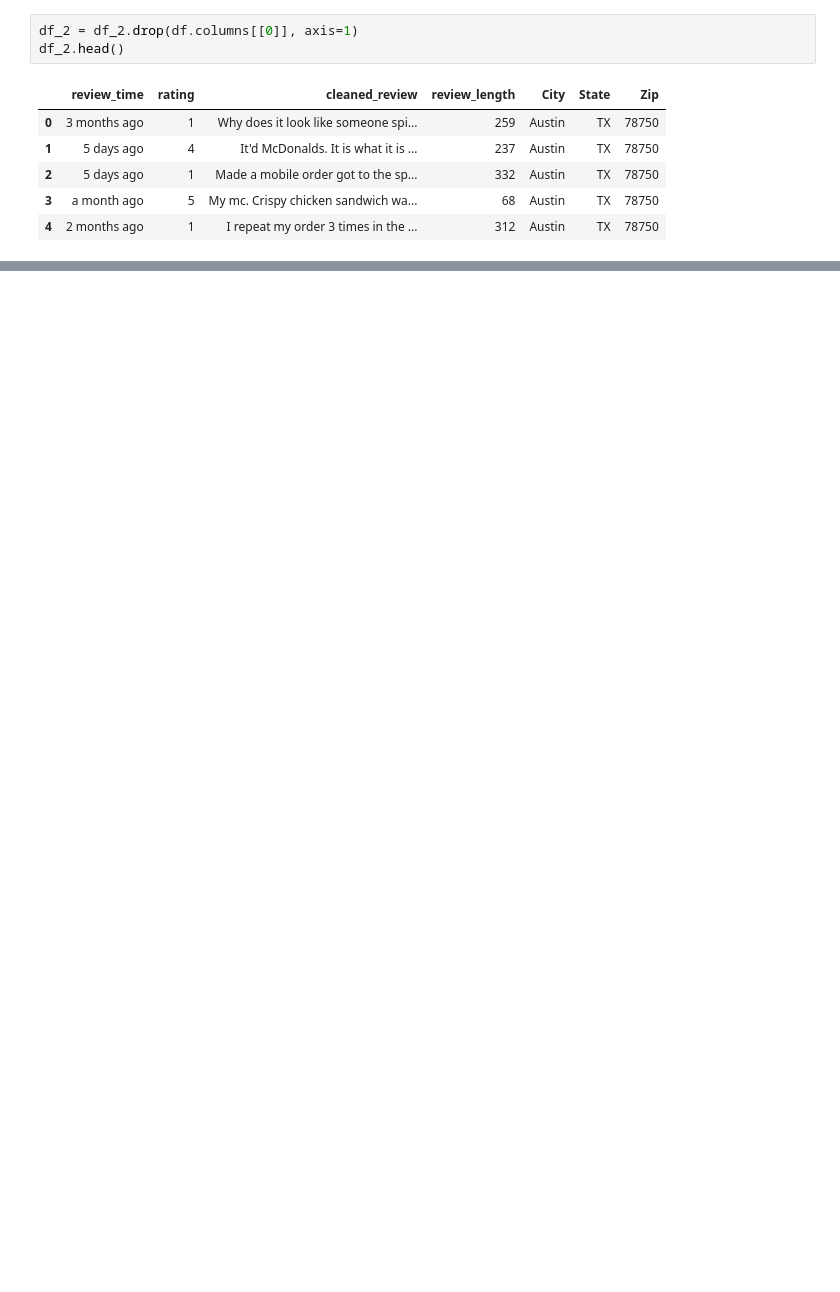
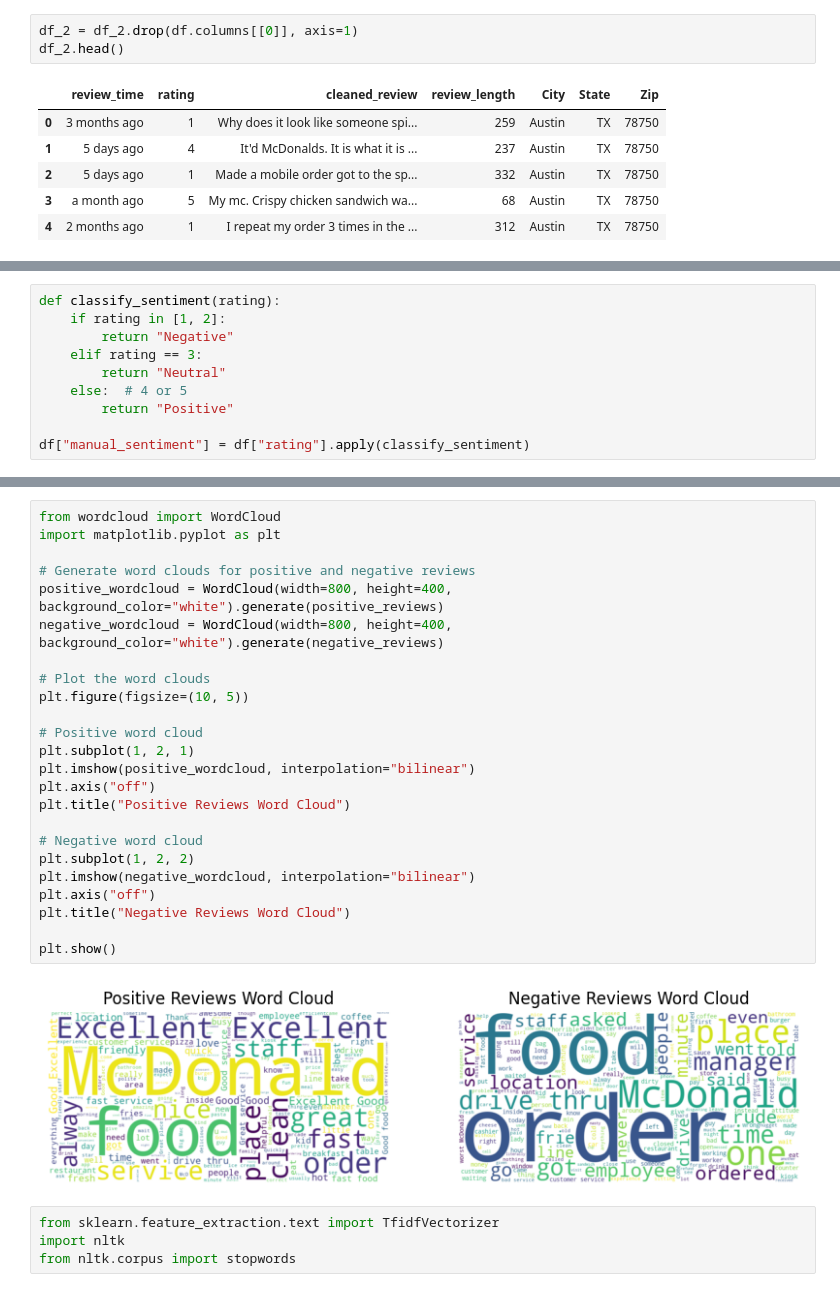
Before and after one commit to carissa406/McDonalds, a Jupyter notebook: archive/reviews.ipynb, the cells around one changed output, grey strips where cells are left out. Saved outputs shown, nothing was run; the diff lists cells and outputs as text; blank space fills up the shorter version.

```diff
--- a/archive/reviews.ipynb
+++ b/archive/reviews.ipynb
@@ -392,0 +452,10 @@ df_2.head()
+# %%
+def classify_sentiment(rating):
+    if rating in [1, 2]:
+        return "Negative"
+    elif rating == 3:
+        return "Neutral"
+    else:  # 4 or 5
+        return "Positive"
+
+df["manual_sentiment"] = df["rating"].apply(classify_sentiment)
@@ -392,0 +493,30 @@ df_2.head()
+# %%
+from wordcloud import WordCloud
+import matplotlib.pyplot as plt
+
+# Generate word clouds for positive and negative reviews
+positive_wordcloud = WordCloud(width=800, height=400, background_color="white").generate(positive_reviews)
+negative_wordcloud = WordCloud(width=800, height=400, background_color="white").generate(negative_reviews)
+
+# Plot the word clouds
+plt.figure(figsize=(10, 5))
+
+# Positive word cloud
+plt.subplot(1, 2, 1)
+plt.imshow(positive_wordcloud, interpolation="bilinear")
+plt.axis("off")
+plt.title("Positive Reviews Word Cloud")
+
+# Negative word cloud
+plt.subplot(1, 2, 2)
+plt.imshow(negative_wordcloud, interpolation="bilinear")
+plt.axis("off")
+plt.title("Negative Reviews Word Cloud")
+
+plt.show()
+# %% [output]
+[figure, added]
+# %%
+from sklearn.feature_extraction.text import TfidfVectorizer
+import nltk
+from nltk.corpus import stopwords
```
Also changed, not shown: parts of 27 cells of this notebook.
